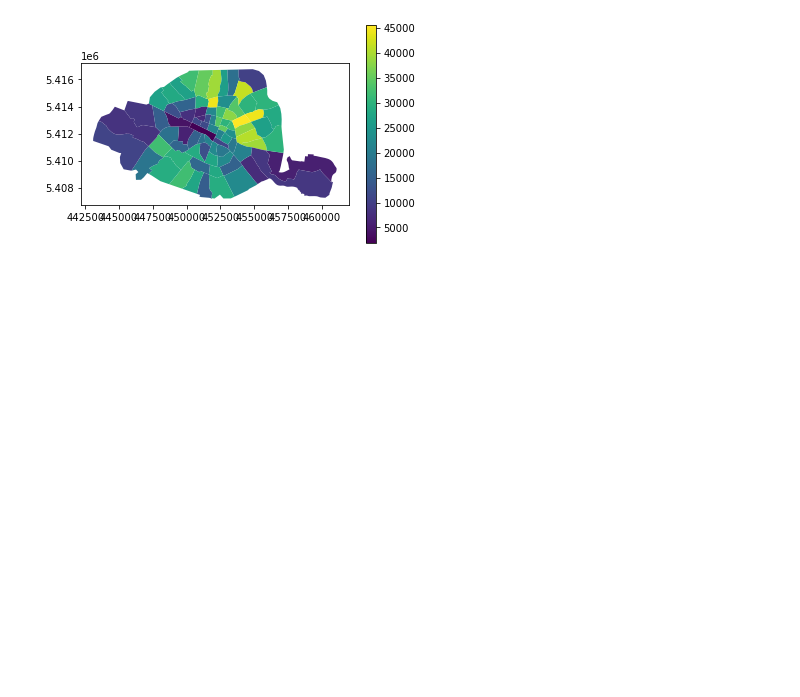
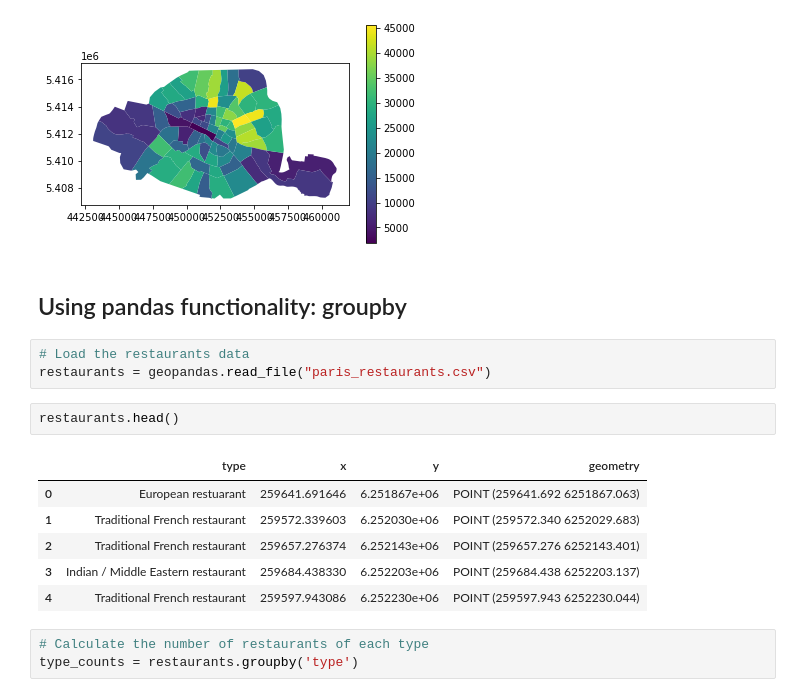
Before and after one commit to tanersoner/Data-Visualization-with-Python, a Jupyter notebook: Working with Geodata in Python.ipynb, the cells around one changed output. Saved outputs shown, nothing was run; the diff lists cells and outputs as text; blank space fills up the shorter version.

```diff
--- a/Working with Geodata in Python.ipynb
+++ b/Working with Geodata in Python.ipynb
@@ -232,3 +232,20 @@ districts.plot(column='population_density', legend=True)
 plt.show()
 # %% [output]
 [figure]
+# %% [markdown]
+## Using pandas functionality: groupby
+# %%
+# Load the restaurants data
+restaurants = geopandas.read_file("paris_restaurants.csv")
+# %%
+restaurants.head()
+# %% [output]
+|  | type | x | y | geometry |
+| 0 | European restuarant | 259641.691646 | 6.251867e+06 | POINT (259641.692 6251867.063) |
+| 1 | Traditional French restaurant | 259572.339603 | 6.252030e+06 | POINT (259572.340 6252029.683) |
+| 2 | Traditional French restaurant | 259657.276374 | 6.252143e+06 | POINT (259657.276 6252143.401) |
+| 3 | Indian / Middle Eastern restaurant | 259684.438330 | 6.252203e+06 | POINT (259684.438 6252203.137) |
+| 4 | Traditional French restaurant | 259597.943086 | 6.252230e+06 | POINT (259597.943 6252230.044) |
+# %%
+# Calculate the number of restaurants of each type
+type_counts = restaurants.groupby('type')
```
Also changed, not shown: parts of 6 cells of this notebook.
